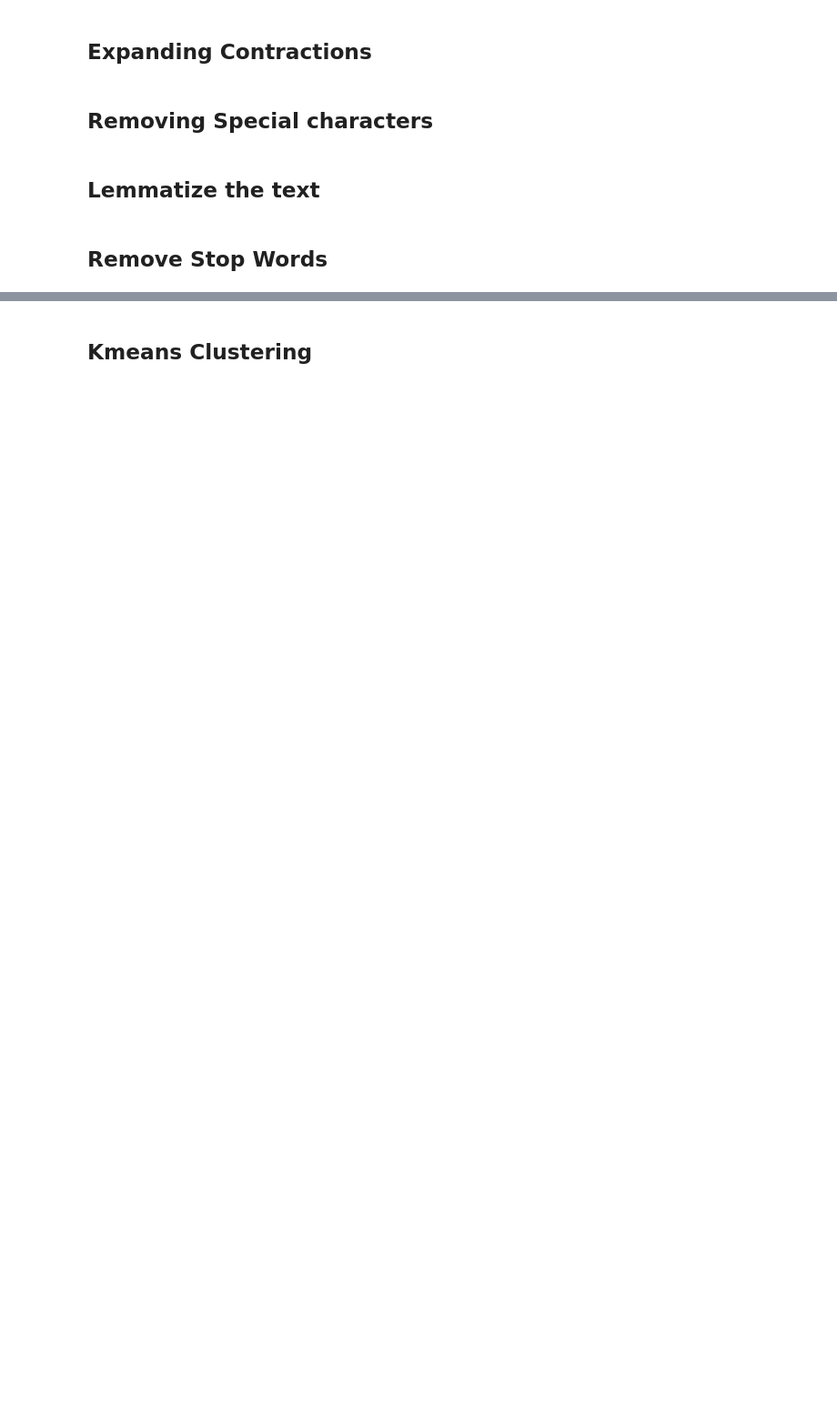
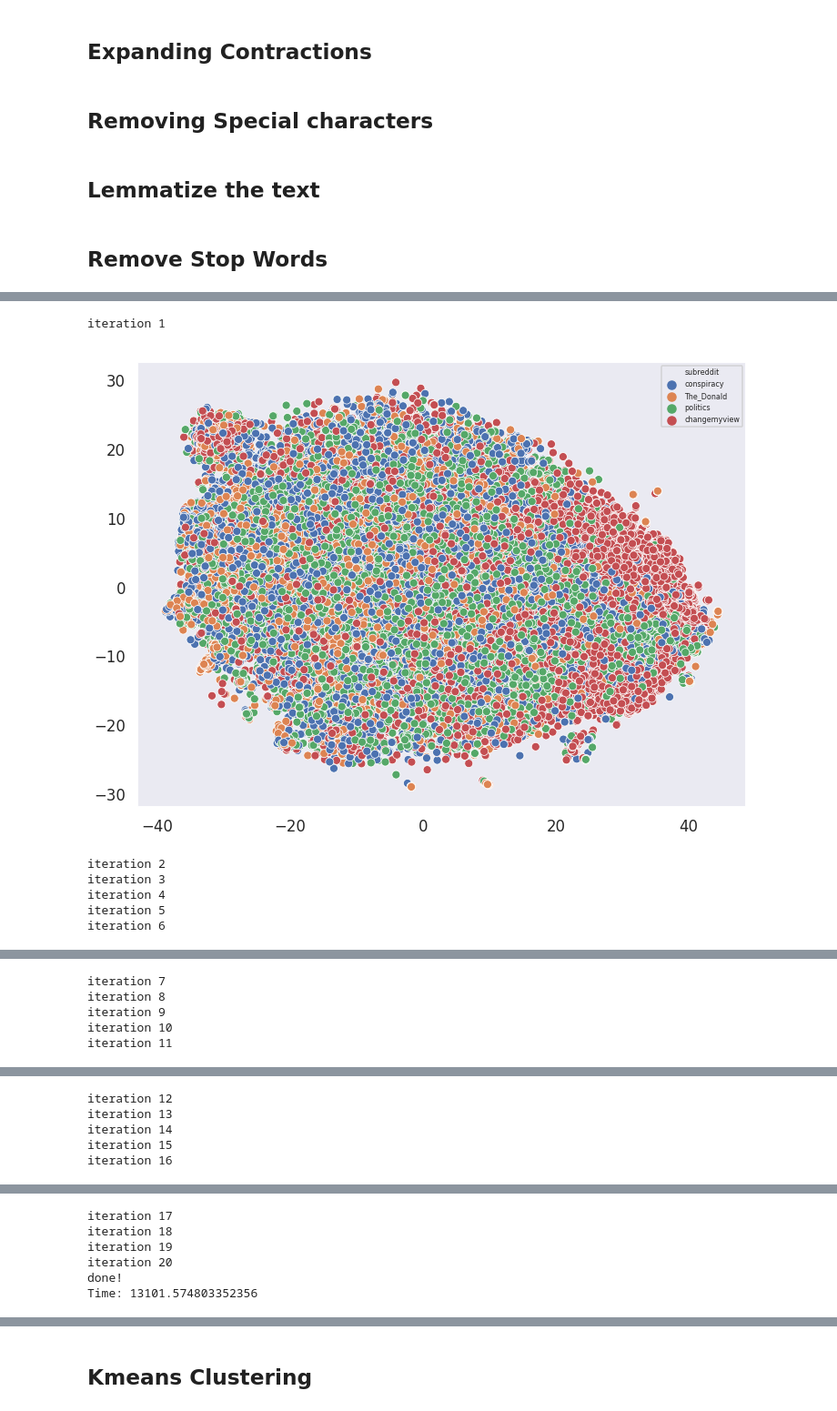
Before and after one commit to zdwhite/Thinkful-Unit-4, a Jupyter notebook: NLP_capstone_Data_Pipeline.ipynb, the cells around one changed output, grey strips where cells are left out. Shown at 91% size. Saved outputs shown, nothing was run; the diff lists cells and outputs as text; code cells hidden in the pictures; blank space fills up the shorter version.

```diff
--- a/NLP_capstone_Data_Pipeline.ipynb
+++ b/NLP_capstone_Data_Pipeline.ipynb
@@ -393,0 +547,7 @@ vocab = model.wv.vocab.keys()
+# %%
+#Split the df for training and testing
+train, test = train_test_split(df.reset_index(drop=True), test_size=.30, random_state=43)
+# %%
+from nltk.tokenize import word_tokenize
+tagged_tr = [TaggedDocument(words=word_tokenize(_d.lower()),\
+tags=[str(i)]) for i, _d in enumerate(train['comments'])]
@@ -393,0 +575,57 @@ vocab = model.wv.vocab.keys()
+# %%
+#Instantiate the model
+
+model = Doc2Vec(vector_size=100, # 100 should be fine based on the standards
+                window=5, #change to 8
+                alpha=.025, #initial learning rate
+                min_alpha=0.00025, #learning rate drops linearly to this
+                min_count=2, #ignores all words with total frequency lower than this.
+                dm =1, #algorith 1=distributed memory
+                workers=2)#cores to use
+
+#build the vocab on the training data
+model.build_vocab(tagged_tr)
+# %%
+import seaborn as sns
+import matplotlib.pyplot as plt
+from sklearn.manifold import TSNE
+import time
+sns.set(style='dark', context='talk')
+#Train the model
+tsne = TSNE(2, random_state=43)
+#max training epochs
+max_epochs = 20
+sil_scores = []
+#train n epochs and save the model
+t1 = time.time()
+for epoch in range(max_epochs):
+    print('iteration {0}'.format(epoch+1))
+    model.train(tagged_tr,
+                total_examples=model.corpus_count,
+                epochs=model.iter)
+    # decrease the learning rate
+    model.alpha -= 0.0002
+    # fix the learning rate, no decay
+    model.min_alpha = model.alpha
+    #print every 5 epochs
+    if epoch%5 == 0:
+        vecs = pd.DataFrame([model.docvecs[str(i)] for i in range(len(tagged_tr))])
+        tsne_df = tsne.fit_transform(vecs)
+        plt.figure(figsize=(12,9))
+        sns.scatterplot(x=tsne_df[:,0],y=tsne_df[:,1],hue=train['subreddit'], legend='full')
+        plt.legend(prop={'size': 8},bbox_to_anchor=[1,1])
+        plt.show()
+
+print("done!")
+t2 = time.time()
+model.save("5klects.model")
+#print("Model Saved")
+print("Time: {}".format(t2-t1))
+# %% [output]
+iteration 1
+[figure, added]
+iteration 2
+iteration 3
+iteration 4
+iteration 5
+iteration 6
@@ -393,0 +633,5 @@ vocab = model.wv.vocab.keys()
+iteration 7
+iteration 8
+iteration 9
+iteration 10
+iteration 11
@@ -393,0 +639,5 @@ vocab = model.wv.vocab.keys()
+iteration 12
+iteration 13
+iteration 14
+iteration 15
+iteration 16
@@ -393,0 +645,6 @@ vocab = model.wv.vocab.keys()
+iteration 17
+iteration 18
+iteration 19
+iteration 20
+done!
+Time: 13101.574803352356
```
Also changed, not shown: parts of 64 cells of this notebook.
